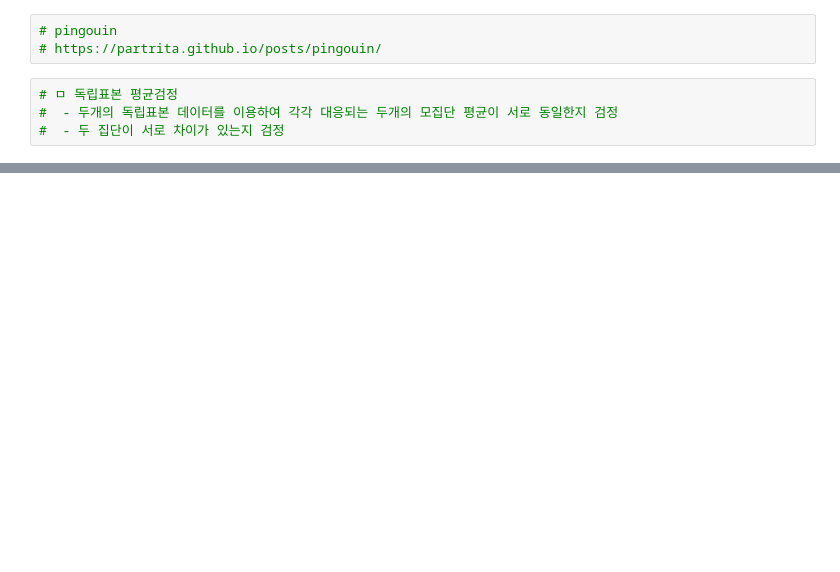
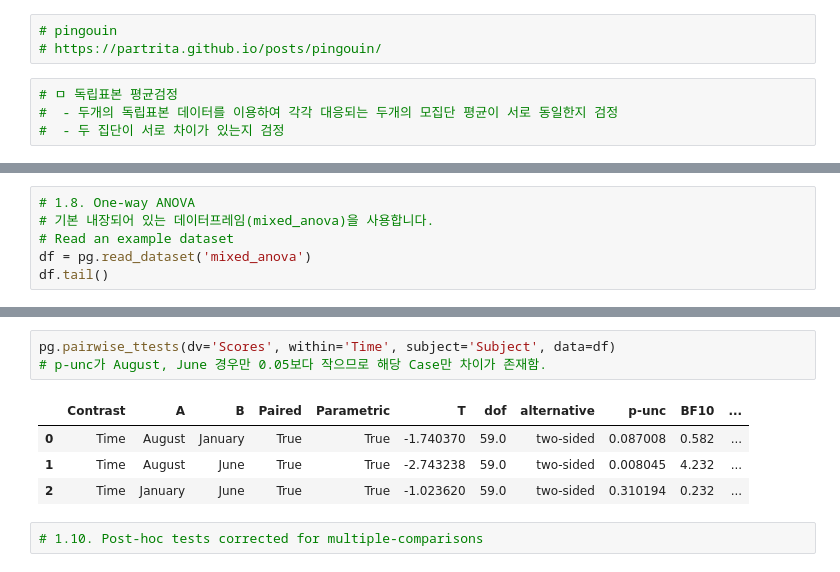
Before and after one commit to wanjuson/analyst_engineer, a Jupyter notebook: 통계공부/pingouin.ipynb, the cells around one changed output, grey strips where cells are left out. Cells and saved outputs as stored; diff of their text form; blank space fills up the shorter version.

```diff
--- a/통계공부/pingouin.ipynb
+++ b/통계공부/pingouin.ipynb
@@ -86,0 +118,6 @@ Ttest_1sampResult(statistic=1.0992421631894096, pvalue=0.1403523238232774)
+# %%
+# 1.8. One-way ANOVA
+# 기본 내장되어 있는 데이터프레임(mixed_anova)을 사용합니다.
+# Read an example dataset
+df = pg.read_dataset('mixed_anova')
+df.tail()
@@ -86,0 +170,10 @@ Ttest_1sampResult(statistic=1.0992421631894096, pvalue=0.1403523238232774)
+# %%
+pg.pairwise_ttests(dv='Scores', within='Time', subject='Subject', data=df)
+# p-unc가 August, June 경우만 0.05보다 작으므로 해당 Case만 차이가 존재함.
+# %% [output]
+|  | Contrast | A | B | Paired | Parametric | T | dof | alternative | p-unc | BF10 | ... |
+| 0 | Time | August | January | True | True | -1.740370 | 59.0 | two-sided | 0.087008 | 0.582 | ... |
+| 1 | Time | August | June | True | True | -2.743238 | 59.0 | two-sided | 0.008045 | 4.232 | ... |
+| 2 | Time | January | June | True | True | -1.023620 | 59.0 | two-sided | 0.310194 | 0.232 | ... |
+# %%
+# 1.10. Post-hoc tests corrected for multiple-comparisons
```
Also changed, not shown: parts of 20 cells of this notebook.
